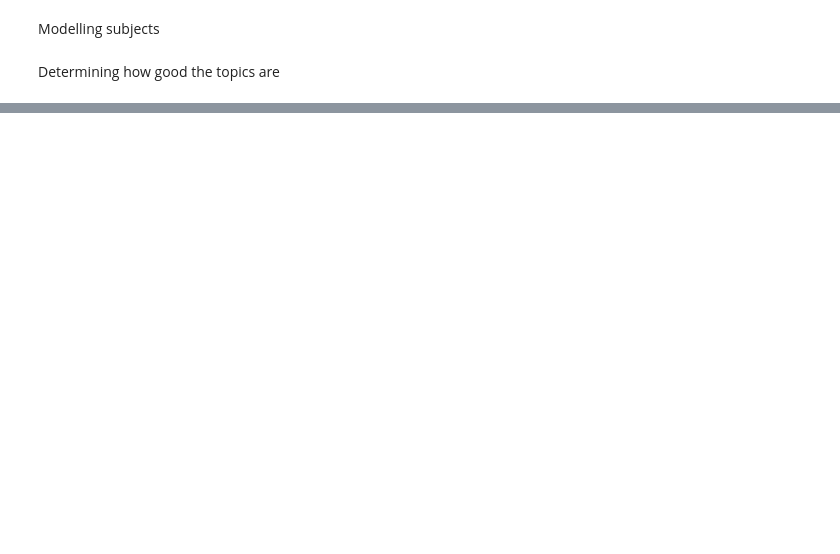
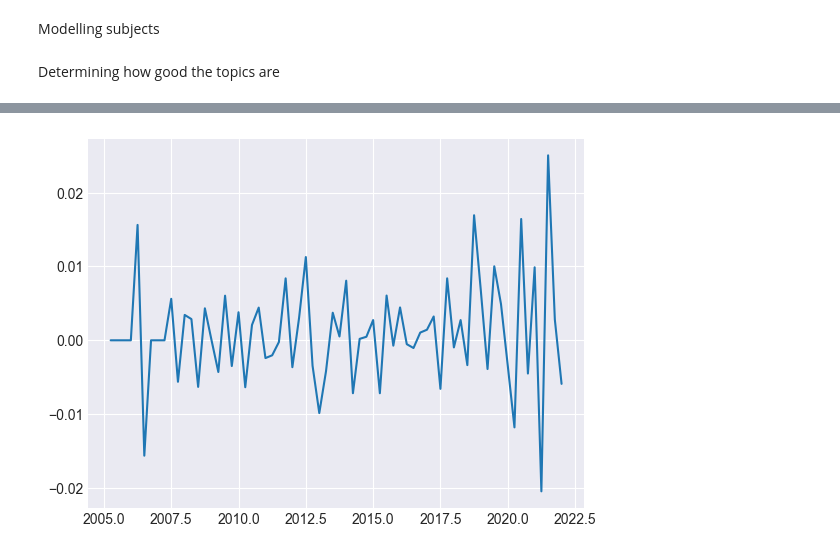
Before and after one commit to mijovicmia/4YP, a Jupyter notebook: finalish.ipynb, the cells around one changed output, grey strips where cells are left out. Cells and saved outputs as stored; diff of their text form; code cells hidden in the pictures; blank space fills up the shorter version.

```diff
--- a/finalish.ipynb
+++ b/finalish.ipynb
@@ -1116,0 +1236,20 @@ def NBClassifier(X,y):
+# %%
+from statsmodels.tsa.stattools import adfuller
+def calcAdFuller(seq):
+    result = adfuller(seq)
+    print('0th ADF Statistic: %f' % result[0], 'p-value: %f' % result[1])
+    first_diff = np.diff(seq)
+    second_diff = np.diff(seq, n=2)
+    afv1 = adfuller(first_diff)
+    afv2 = adfuller(second_diff)
+    stat = first_diff
+    print(len(stat))
+    print('1st ADF Statistic: %f' % afv1[0], 'p-value: %f' % afv1[1])
+    print('2nd ADF Statistic: %f' % afv2[0], 'p-value: %f' % afv2[1])
+    #return result[1], afv1[1], afv2[1]
+    return stat
+# %%
+time_seq_diff = {}
+for key in time_seq.keys():
+    print(key)
+    time_seq_diff[key] = calcAdFuller(time_seq[key])
@@ -1116,0 +1281,5 @@ def NBClassifier(X,y):
+# %%
+plt.plot(np.divide(x_p_diff, 4),time_seq_diff['LG'])
+plt.savefig('../Graphs/Final/LGseqDiff.png')
+# %% [output]
+[figure, added]
```
Also changed, not shown: parts of 78 cells of this notebook.
